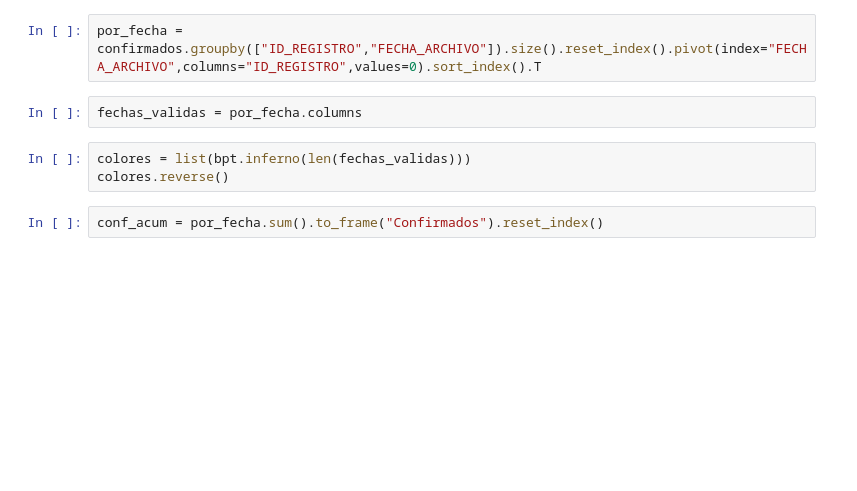
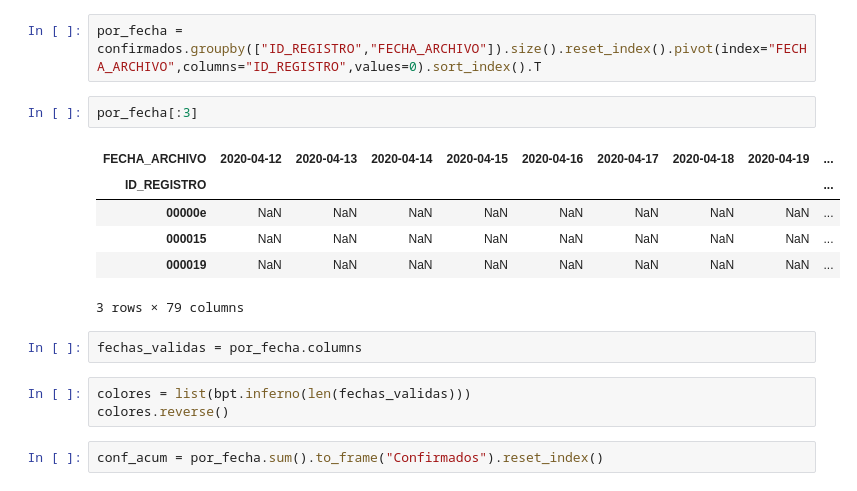
Before and after one commit to irvingfisica/covid_plots, a Jupyter notebook: reporte_diario.ipynb, the cells around one changed output. Drawn from its saved outputs; the diff is of its cells as text; blank space fills up the shorter version.

```diff
--- a/reporte_diario.ipynb
+++ b/reporte_diario.ipynb
@@ -59,5 +71,14 @@ difuntos = confirmados[confirmados["FECHA_DEF"].notna()]
 # %%
 por_fecha = confirmados.groupby(["ID_REGISTRO","FECHA_ARCHIVO"]).size().reset_index().pivot(index="FECHA_ARCHIVO",columns="ID_REGISTRO",values=0).sort_index().T
+# %%
+por_fecha[:3]
+# %% [output]
+| FECHA_ARCHIVO | 2020-04-12 | 2020-04-13 | 2020-04-14 | 2020-04-15 | 2020-04-16 | 2020-04-17 | 2020-04-18 | 2020-04-19 | ... |
+| ID_REGISTRO |  |  |  |  |  |  |  |  | ... |
+| 00000e | NaN | NaN | NaN | NaN | NaN | NaN | NaN | NaN | ... |
+| 000015 | NaN | NaN | NaN | NaN | NaN | NaN | NaN | NaN | ... |
+| 000019 | NaN | NaN | NaN | NaN | NaN | NaN | NaN | NaN | ... |
+3 rows × 79 columns
 # %%
 fechas_validas = por_fecha.columns
 # %%
```
Also changed, not shown: parts of 51 cells of this notebook, 2 other files.
